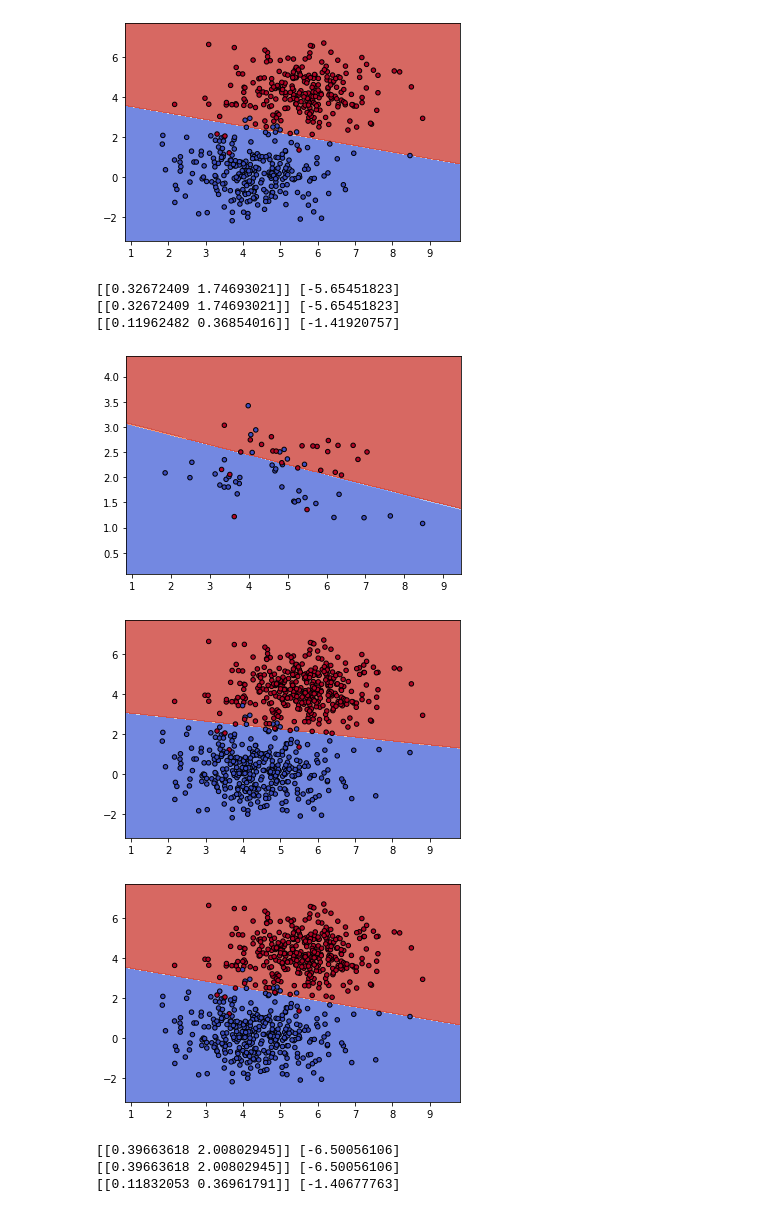
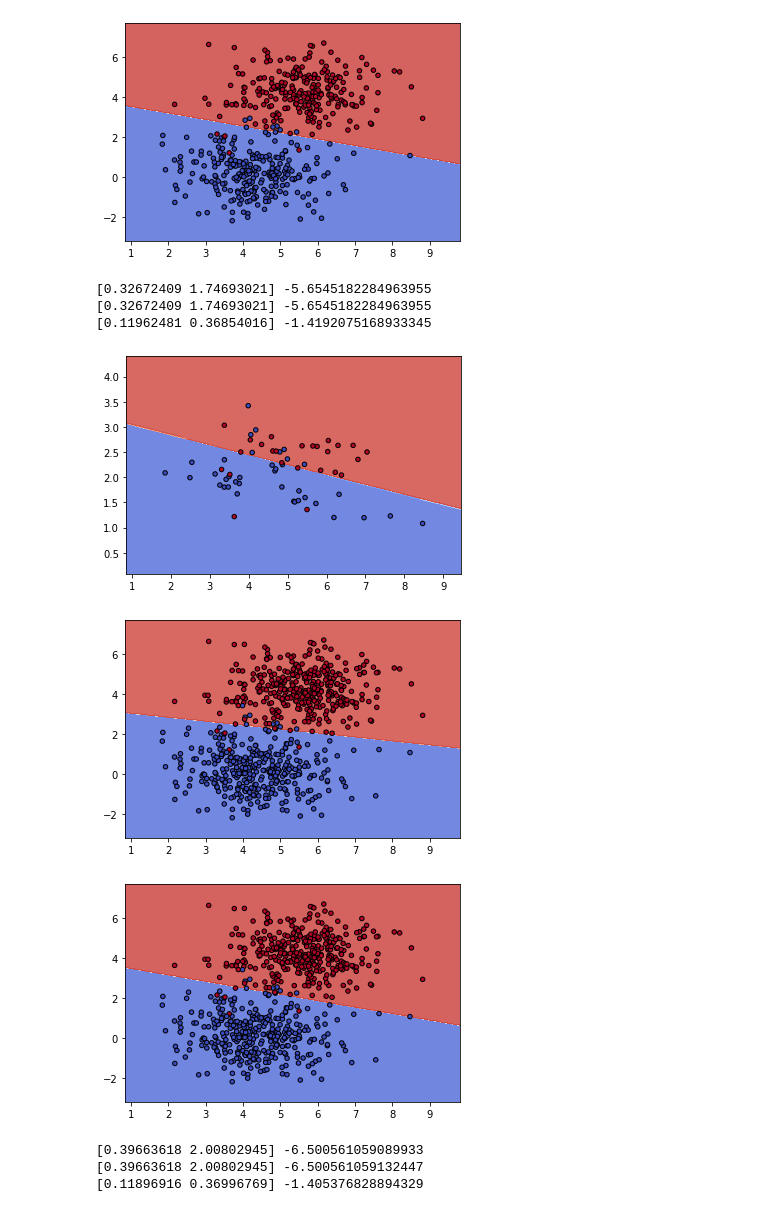
Before and after one commit to jonathanvevance/model_security, a Jupyter notebook: svm_proxy.ipynb, the cells around one changed output. Saved outputs shown, nothing was run; the diff lists cells and outputs as text; code cells hidden in the pictures.

```diff
--- a/svm_proxy.ipynb
+++ b/svm_proxy.ipynb
@@ -73,7 +74,7 @@ class online_svm_qp():
         outputs : distance to hyperplane
         """
         assert (y == -1) or (y == 1) # should not pass 0
-        fx = np.dot(self.weights, x) + self.bias
+        fx = np.dot(self.weights, x)[0] + self.bias[0]
         return y * (fx) / np.linalg.norm(self.weights)
 
 
@@ -195,3 +192,37 @@ fit init (svec correct) - update candidates (svecs wrong) - append violations (s
+# %%
+
+class online_lssvm():
+
+    def __init__(self, rho = 0.001):
+
+        self.C = None
+        self.rho = rho
+        self.weights = None
+
+    def fit(self, X, y):
+
+        y[y == 0] = -1 # labels must be -1 or 1
+        X = np.c_[np.ones((X.shape[0], 1)), X] # appending 1s
+
+        self.C = X.T @ inv(X @ X.T + self.rho * I(X.shape[0])) @ X # p X p
+        self.weights = (inv(X.T @ X + self.rho * I(X.shape[1])) @ X.T) @ y
+
+    def update(self, X, y):
+
+        r = self.rho
+        N = X.shape[0]
+        p = self.C.shape[0]
+        y[y == 0] = -1 # labels must be -1 or 1
+
+        X = np.c_[np.ones((X.shape[0], 1)), X]
+        self.C += (self.C - I(p)) @ X.T @ inv(r * I(N) - X @ (self.C - I(p)) @ X.T) @ X @ (self.C - I(p))
+        self.weights += (self.C - I(p)) @ X.T @ inv(r * I(N) - X @ (self.C - I(p)) @ X.T) @ (X @ self.weights - y)
+
+    def predict(self, X):
+
+        X = np.c_[np.ones((X.shape[0], 1)), X]
+        scores = X @ self.weights
+        return np.sign(scores)
 # %% [markdown]
 ## Testing
 # %%
@@ -211,15 +242,15 @@ X_u2, y_u2 = X[700:, :], y[700:]
 # X_u1, y_u1 = X[(X[:, 0] < 5.5) & (X[:, 0] > 4), :], y[(X[:, 0] < 5.5) & (X[:, 0] > 4)]
 # X_u2, y_u2 = X[X[:, 0] < 4, :], y[X[:, 0] < 4]
 # %%
-proxy = online_svm_qp(1)
+proxy = online_svm_qp()
 proxy.fit(X_init, y_init)
 
 X_a, y_a = X_init, y_init
 attacker = SVC(kernel = 'linear')
 attacker.fit(X_a, y_a)
 
-ridge = RidgeClassifier(alpha = 1e-6)
-ridge.fit(X_a, y_a)
+ridge = online_lssvm(1e-6) # svm based on ridge regression
+ridge.fit(X_a, y_a.copy())
 
 plot_decision_svm(proxy.X_retained, proxy.y_retained, proxy.clf)
 plot_decision_svm(X_a, y_a, attacker)
@@ -229,37 +260,37 @@ plot_decision_svm(X_a, y_a, ridge)
 [figure]
 [figure]
 # %%
-print(proxy.weights, proxy.bias)
-print(attacker.coef_, attacker.intercept_)
-print(ridge.coef_, ridge.intercept_)
+print(proxy.weights[0], proxy.bias[0])
+print(attacker.coef_[0], attacker.intercept_[0])
+print(ridge.weights[1:], ridge.weights[0])
 # print(proxy.X_retained.shape[0], proxy.min_dist_DB, proxy.min_pairwise_dist)
 # %% [output]
-[[0.32672409 1.74693021]] [-5.65451823]
-[[0.32672409 1.74693021]] [-5.65451823]
-[[0.11962482 0.36854016]] [-1.41920757]
+[0.32672409 1.74693021] -5.6545182284963955
+[0.32672409 1.74693021] -5.6545182284963955
+[0.11962481 0.36854016] -1.4192075168933345
 # %%
 proxy.update(X_u1, y_u1)
+ridge.update(X_u1, y_u1.copy())
 
 X_a = np.vstack((X_a, X_u1))
 y_a = np.append(y_a, y_u1)
 attacker.fit(X_a, y_a)
-ridge.fit(X_a, y_a)
 
 plot_decision_svm(proxy.X_retained, proxy.y_retained, proxy.clf)
 plot_decision_svm(X_a, y_a, attacker)
 plot_decision_svm(X_a, y_a, ridge)
 # %% [output]
 [figure]
 [figure]
-[figure, old version]
+[figure, new version]
 # %%
-print(proxy.weights, proxy.bias)
-print(attacker.coef_, attacker.intercept_)
-print(ridge.coef_, ridge.intercept_)
+print(proxy.weights[0], proxy.bias[0])
+print(attacker.coef_[0], attacker.intercept_[0])
+print(ridge.weights[1:], ridge.weights[0])
 # print(proxy.X_retained.shape[0], proxy.min_dist_DB, proxy.min_pairwise_dist)
 # %% [output]
-[[0.39663618 2.00802945]] [-6.50056106]
-[[0.39663618 2.00802945]] [-6.50056106]
-[[0.11832053 0.36961791]] [-1.40677763]
+[0.39663618 2.00802945] -6.500561059089933
+[0.39663618 2.00802945] -6.500561059132447
+[0.11896916 0.36996769] -1.405376828894329
 # %%
 proxy.update(X_u2, y_u2)
```
Also changed, not shown: parts of 8 cells of this notebook.
